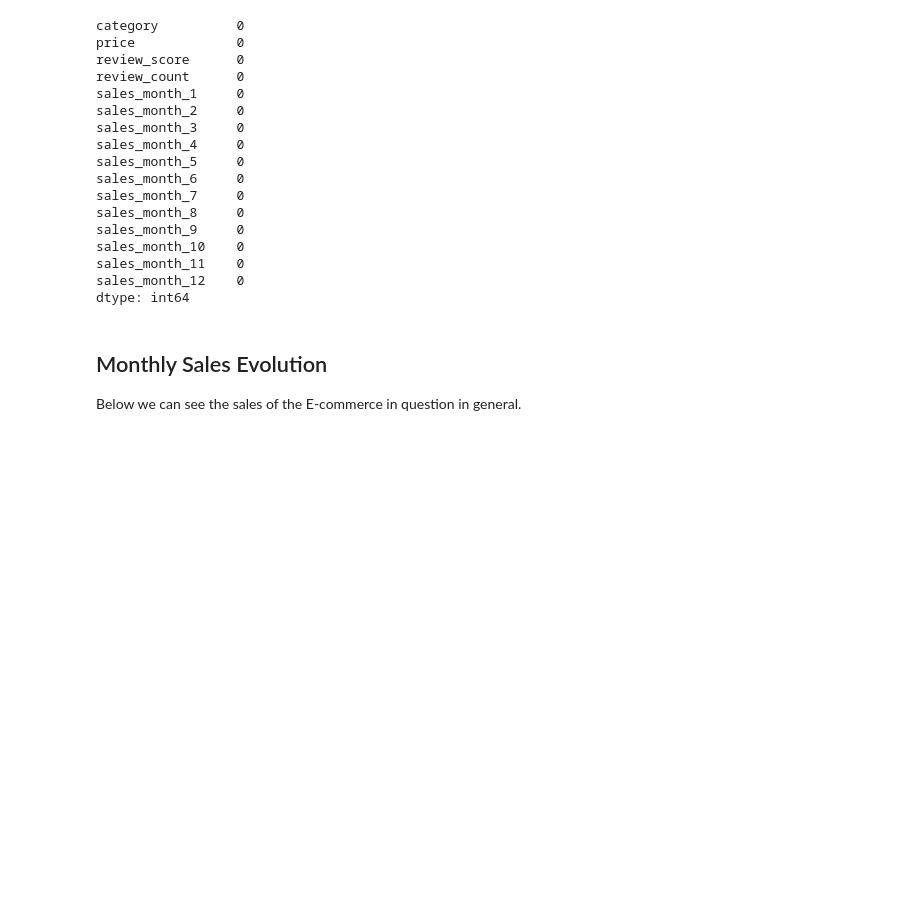
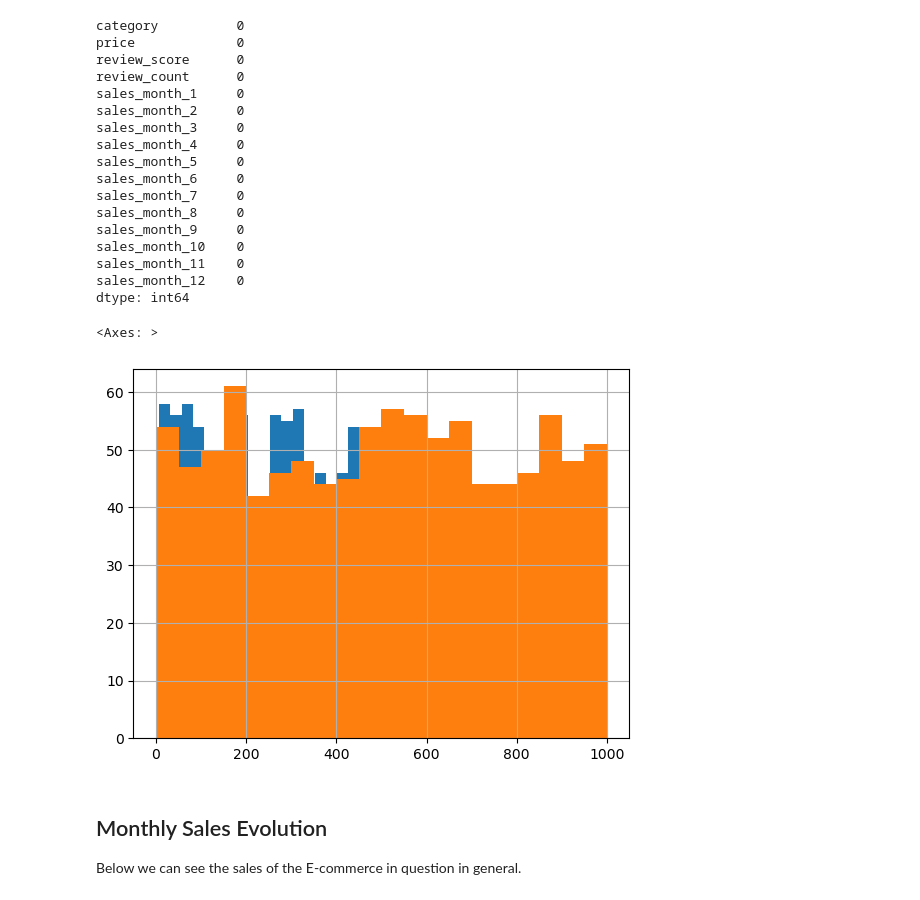
Before and after one commit to CCT-Dublin/capstone-project-alexandramuniks, a Jupyter notebook: Final Strategic Thinking..ipynb, the cells around one changed output. Cells and saved outputs as stored; diff of their text form; code cells hidden in the pictures; blank space fills up the shorter version.

```diff
--- a/Final Strategic Thinking..ipynb
+++ b/Final Strategic Thinking..ipynb
@@ -102,6 +102,12 @@ sales_month_12    0
 dtype: int64
 # %%
 #The data frame does not contain any null data
+# %%
+df['price'].hist(bins=20)
+df['sales_month_1'].hist(bins=20)
+# %% [output]
+<Axes: >
+[figure, added]
 # %% [markdown]
 ## Monthly Sales Evolution
 Below we can see the sales of the E-commerce in question in general.
```
Also changed, not shown: parts of 26 cells of this notebook, 1 other file.
